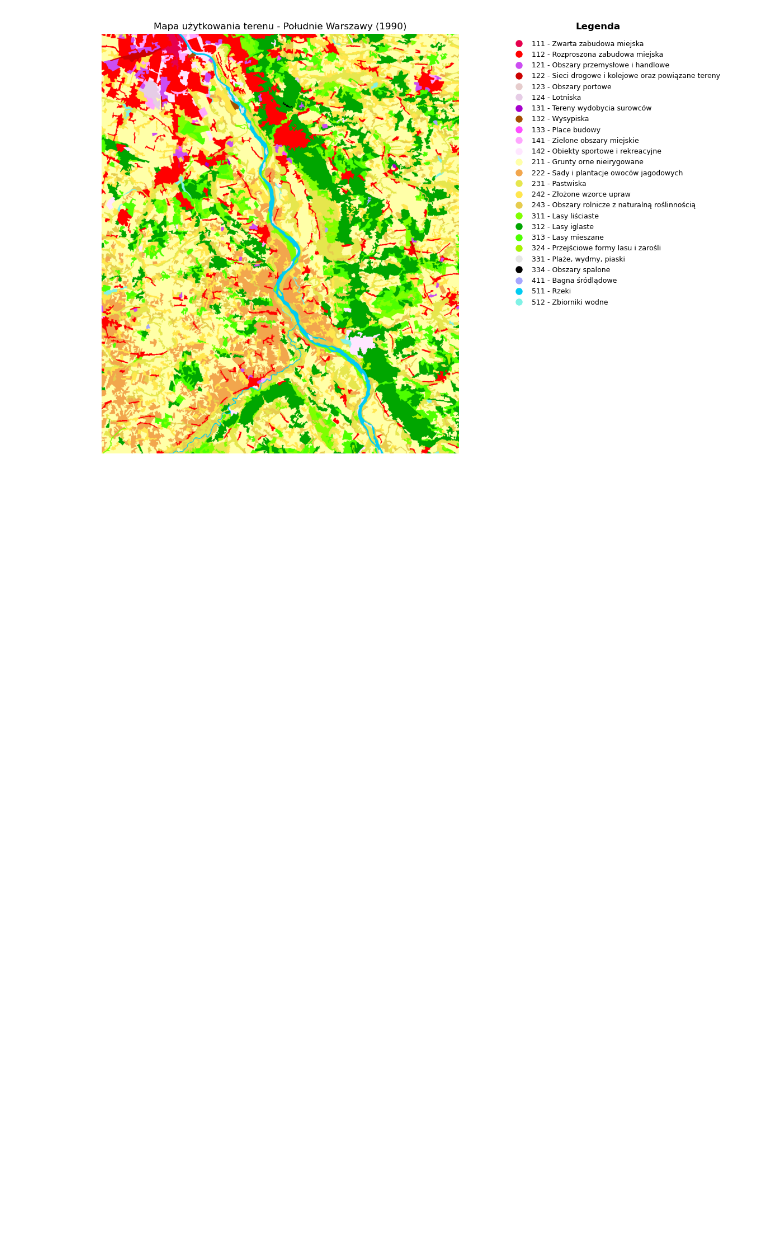
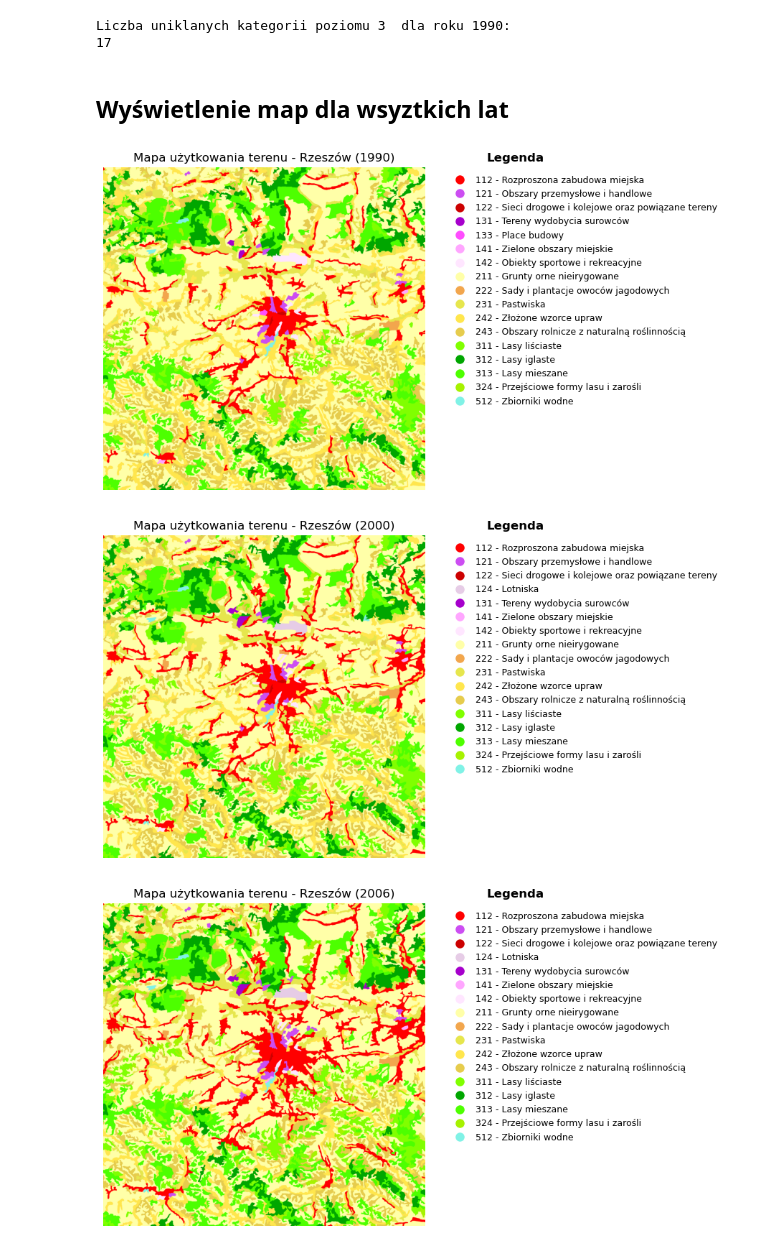
Before and after one commit to eo-agh/daes-project-2425-trzywarstwowa-grupa, a Jupyter notebook: notebooks/test_script.ipynb, the cells around one changed output. Cells and saved outputs as stored; diff of their text form; code cells hidden in the pictures; blank space fills up the shorter version.

Commit message:
dodanie zmiennej globalnej z miastami oraz zapisywanie w pamieci

```diff
--- a/notebooks/test_script.ipynb
+++ b/notebooks/test_script.ipynb
@@ -207,23 +257,55 @@ print(len(legend_only_present_categories))
+# %%
+unique_categories_per_year = {}
+
+for year, df in dfs.items():
+    df["rgb"] = list(zip(df["R"], df["G"], df["B"]))
+    unique_rgb_values = set(df["rgb"].unique())
+    unique_categories = {key: value for key, value in level_3_legend.items() if key in unique_rgb_values}
+    unique_categories_per_year[year] = unique_categories
+    # print(f"Unikalne kategorie 3 poziomu dla roku {year}:")
+    # print(unique_categories)
+    # print()
+
+print(f"Liczba uniklanych kategorii poziomu 3  dla roku 1990:")
+print(len(unique_categories_per_year[1990]))
+# %% [output]
+Liczba uniklanych kategorii poziomu 3  dla roku 1990:
+17
+# %% [markdown]
+## Wyświetlenie map dla wsyztkich lat
 # %%
-fig, (ax_map, ax_legend) = plt.subplots(ncols=2, figsize=(14, 8), gridspec_kw={'width_ratios': [3, 1]})
+for year, img in images.items():
+    fig, (ax_map, ax_legend) = plt.subplots(ncols=2, figsize=(10,5), gridspec_kw={'width_ratios': [3, 1]})
 
-# Wyświetlenie mapy na pierwszej osi
-ax_map.imshow(img)
-ax_map.axis("off")
-ax_map.set_title("Mapa użytkowania terenu - Południe Warszawy (1990)")
+    # Wyświetlenie mapy
+    ax_map.imshow(img)
+    ax_map.axis("off")
+    title_name = area_name.replace("_", " ").title()
+    ax_map.set_title(f"Mapa użytkowania terenu - {title_name} ({year})")
 
-# Przygotowanie legendy
-ax_legend.axis("off")
-ax_legend.set_title("Legenda", fontsize=12, fontweight='bold')
+    # Legenda
+    ax_legend.axis("off")
+    ax_legend.set_title("Legenda", fontsize=12, fontweight='bold')
 
-# Tworzenie legendy jako tabeli kolorów i opisów
-legend_patches = [plt.Line2D([0], [0], marker='o', color='w', markersize=10, markerfacecolor=np.array(k) / 255.0, label=v)
-                  for k, v in legend_only_present_categories.items()]
+    year_legend = unique_categories_per_year[year]
 
-# Dodanie legendy obok mapy
-ax_legend.legend(handles=legend_patches, loc="upper left", fontsize=9, frameon=False)
+    legend_patches = [
+        plt.Line2D(
+            [0], [0],
+            marker='o',
+            color='w',
+            markersize=10,
+            markerfacecolor=np.array(k) / 255.0,
+            label=v
+        )
+        for k, v in year_legend.items()
+    ]
 
-plt.tight_layout()
-plt.show()
+    ax_legend.legend(handles=legend_patches, loc="upper left", fontsize=9, frameon=False)
+
+    plt.tight_layout()
+    plt.show()
 # %% [output]
-[figure, old version]
+[figure, new version]
+[figure, added]
+[figure, added]
```
Also changed, not shown: parts of 13 cells of this notebook, 1 other file.
